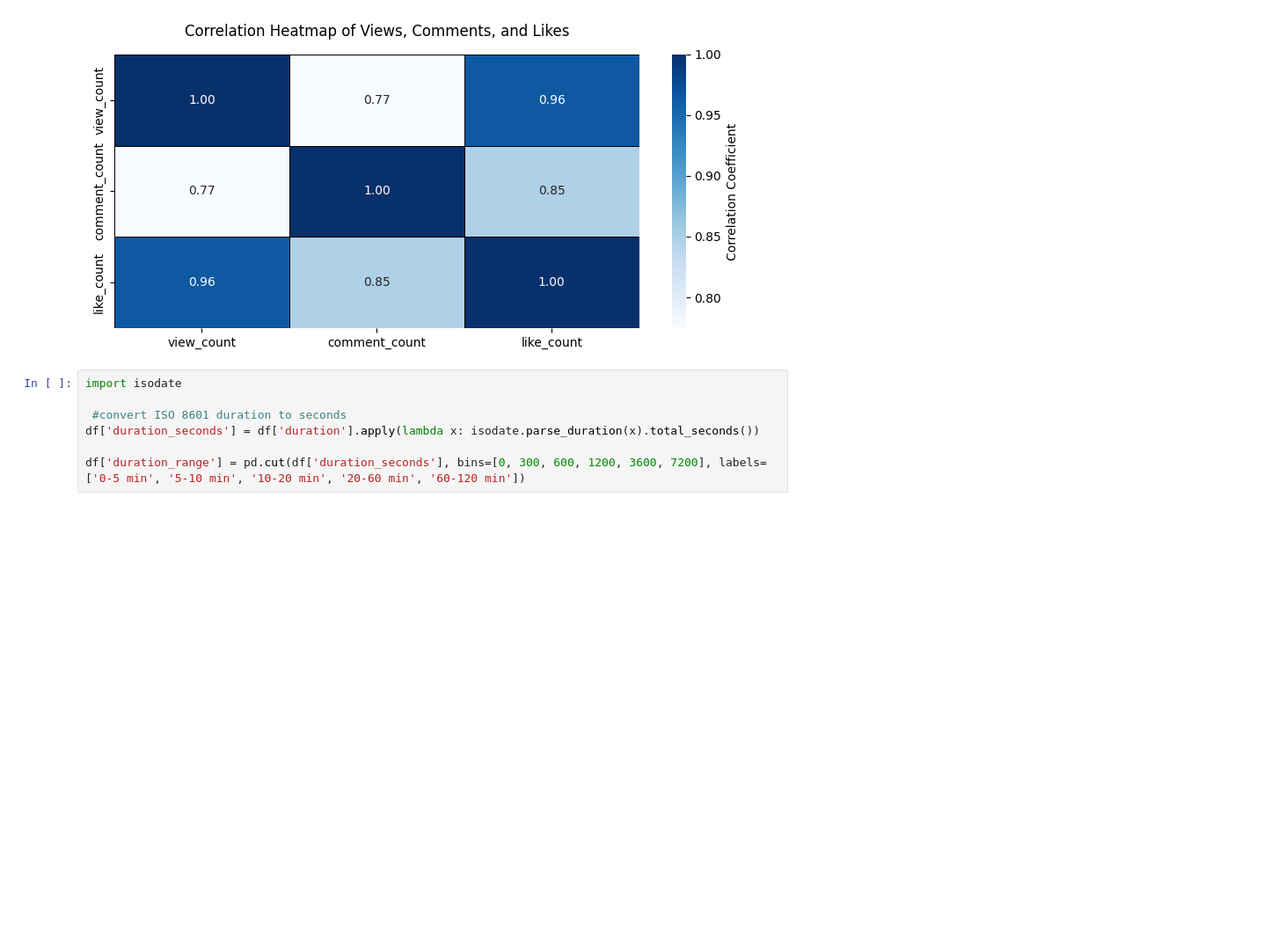
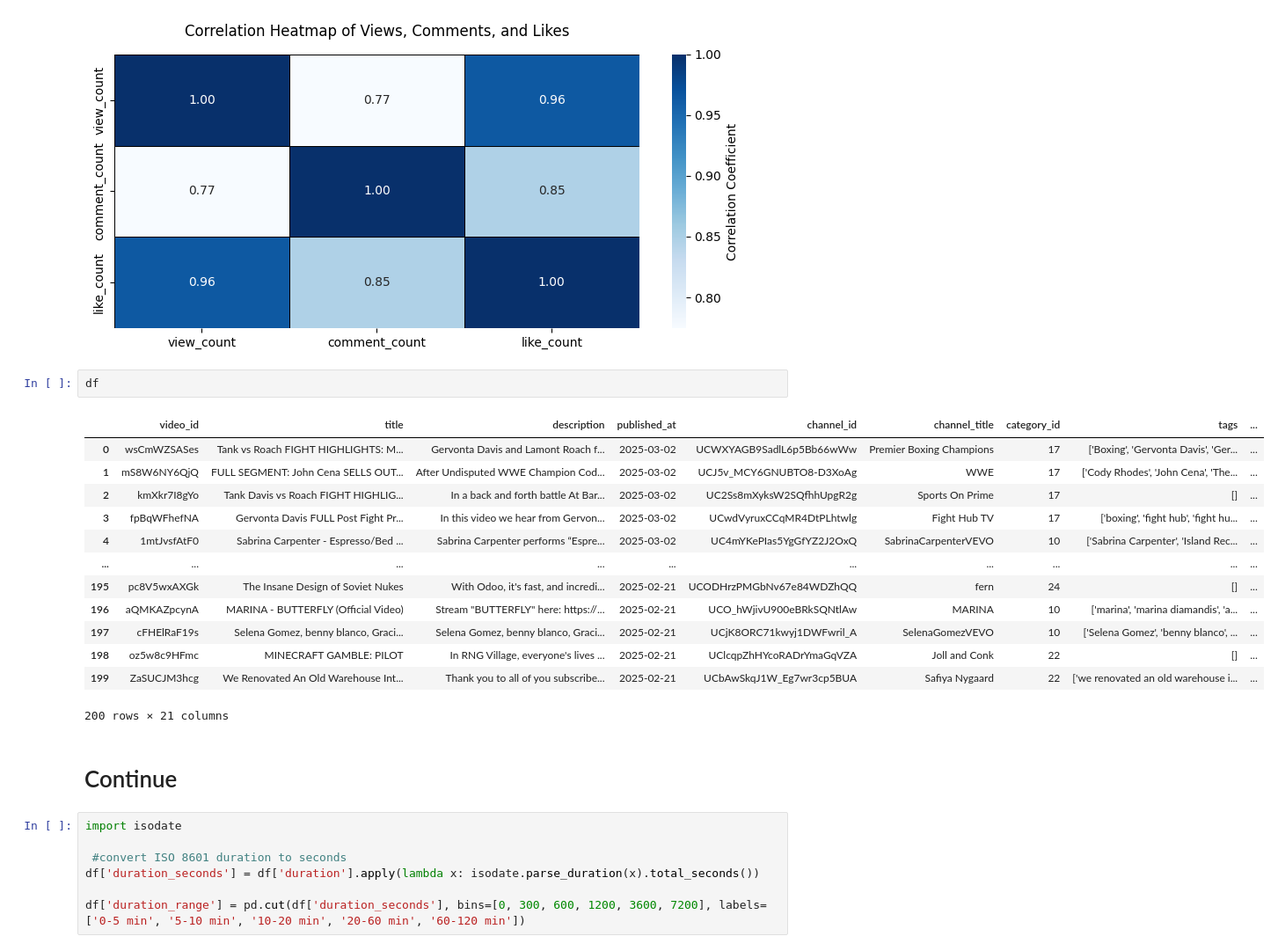
Before and after one commit to modyreturn/Youtube_Data_Analysis, a Jupyter notebook: Youtube_Videos_Analysis.ipynb, the cells around one changed output. Shown: that part at 88% size. Drawn from its saved outputs; the diff is of its cells as text; blank space fills up the shorter version.

```diff
--- a/Youtube_Videos_Analysis.ipynb
+++ b/Youtube_Videos_Analysis.ipynb
@@ -450,6 +469,24 @@ plt.tight_layout()
 plt.show()
 # %% [output]
 [figure]
+# %%
+df
+# %% [output]
+|  | video_id | title | description | published_at | channel_id | channel_title | category_id | tags | ... |
+| 0 | wsCmWZSASes | Tank vs Roach FIGHT HIGHLIGHTS: M... | Gervonta Davis and Lamont Roach f... | 2025-03-02 | UCWXYAGB9SadlL6p5Bb66wWw | Premier Boxing Champions | 17 | ['Boxing', 'Gervonta Davis', 'Ger... | ... |
+| 1 | mS8W6NY6QjQ | FULL SEGMENT: John Cena SELLS OUT... | After Undisputed WWE Champion Cod... | 2025-03-02 | UCJ5v_MCY6GNUBTO8-D3XoAg | WWE | 17 | ['Cody Rhodes', 'John Cena', 'The... | ... |
+| 2 | kmXkr7I8gYo | Tank Davis vs Roach FIGHT HIGHLIG... | In a back and forth battle At Bar... | 2025-03-02 | UC2Ss8mXyksW2SQfhhUpgR2g | Sports On Prime | 17 | [] | ... |
+| 3 | fpBqWFhefNA | Gervonta Davis FULL Post Fight Pr... | In this video we hear from Gervon... | 2025-03-02 | UCwdVyruxCCqMR4DtPLhtwlg | Fight Hub TV | 17 | ['boxing', 'fight hub', 'fight hu... | ... |
+| 4 | 1mtJvsfAtF0 | Sabrina Carpenter - Espresso/Bed ... | Sabrina Carpenter performs “Espre... | 2025-03-02 | UC4mYKePIas5YgGfYZ2J2OxQ | SabrinaCarpenterVEVO | 10 | ['Sabrina Carpenter', 'Island Rec... | ... |
+| ... | ... | ... | ... | ... | ... | ... | ... | ... | ... |
+| 195 | pc8V5wxAXGk | The Insane Design of Soviet Nukes | With Odoo, it's fast, and incredi... | 2025-02-21 | UCODHrzPMGbNv67e84WDZhQQ | fern | 24 | [] | ... |
+| 196 | aQMKAZpcynA | MARINA - BUTTERFLY (Official Video) | Stream "BUTTERFLY" here: https://... | 2025-02-21 | UCO_hWjivU900eBRkSQNtlAw | MARINA | 10 | ['marina', 'marina diamandis', 'a... | ... |
+| 197 | cFHElRaF19s | Selena Gomez, benny blanco, Graci... | Selena Gomez, benny blanco, Graci... | 2025-02-21 | UCjK8ORC71kwyj1DWFwril_A | SelenaGomezVEVO | 10 | ['Selena Gomez', 'benny blanco', ... | ... |
+| 198 | oz5w8c9HFmc | MINECRAFT GAMBLE: PILOT | In RNG Village, everyone's lives ... | 2025-02-21 | UClcqpZhHYcoRADrYmaGqVZA | Joll and Conk | 22 | [] | ... |
+| 199 | ZaSUCJM3hcg | We Renovated An Old Warehouse Int... | Thank you to all of you subscribe... | 2025-02-21 | UCbAwSkqJ1W_Eg7wr3cp5BUA | Safiya Nygaard | 22 | ['we renovated an old warehouse i... | ... |
+200 rows × 21 columns
+# %% [markdown]
+# Continue
 # %%
 import isodate
 
```
Also changed, not shown: parts of 4 cells of this notebook.
